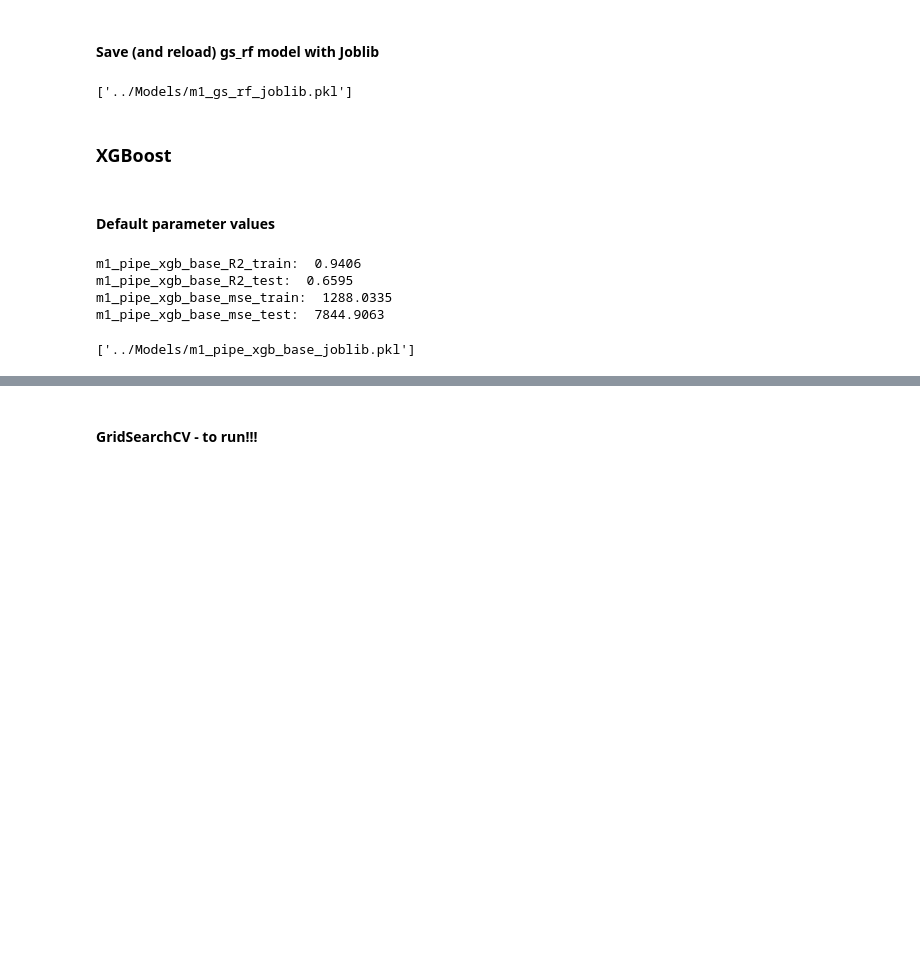
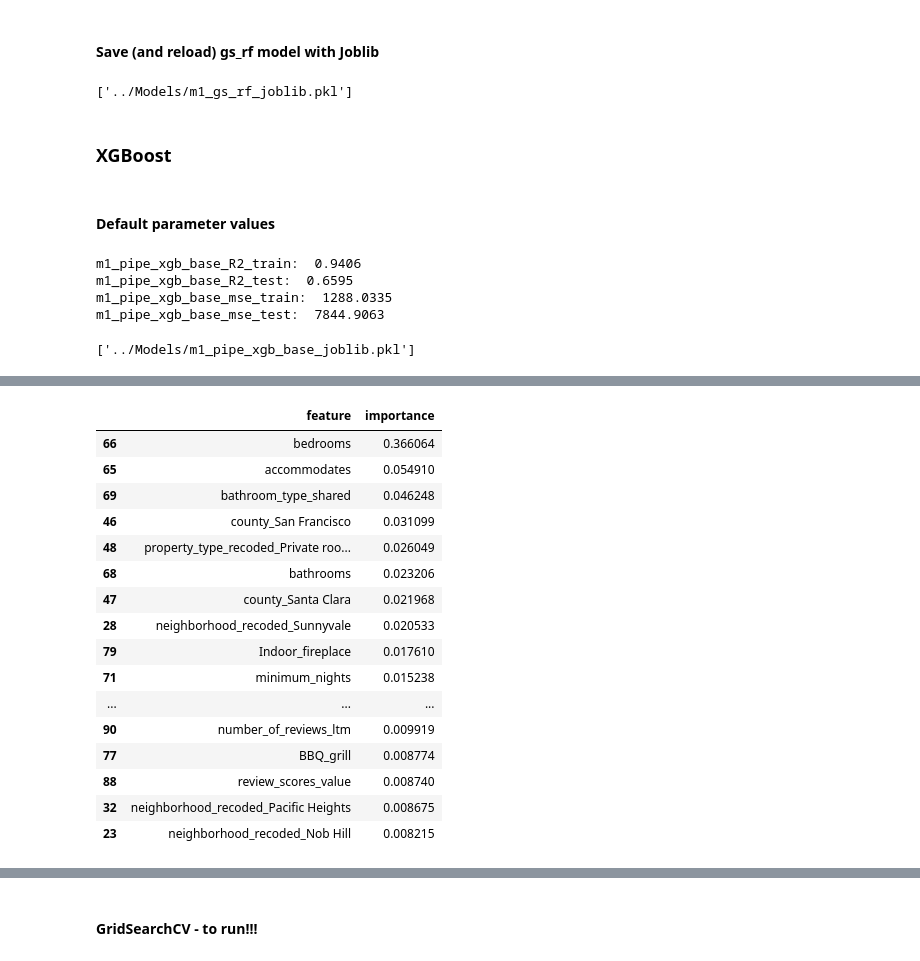
Before and after one commit to AnnieW2014/GA_Capstone, a Jupyter notebook: Code/Capstone_ListingData_Modeling_AW.ipynb, the cells around one changed output, grey strips where cells are left out. Drawn from its saved outputs; the diff is of its cells as text; code cells hidden in the pictures; blank space fills up the shorter version.

```diff
--- a/Code/Capstone_ListingData_Modeling_AW.ipynb
+++ b/Code/Capstone_ListingData_Modeling_AW.ipynb
@@ -58,6 +58,14 @@ Index(['neighborhood_recoded', 'county', 'property_type_recoded',
 X = df.drop(columns=['price','availability_30', 'availability_60','availability_90'])
 y = df['price']
 
+
+
+# build the model
+m1_pipe_xgb_base_random = Pipeline([
+    ('ohe', ce.one_hot.OneHotEncoder(use_cat_names=True, handle_unknown='value')),
+    ('xgb', XGBRegressor(n_estimators=400, max_depth=4, eta=0.03, reg_lambda=30, reg_alpha=30, random_state=42, n_jobs=-1))
+])
+
 X_train, X_test, y_train, y_test = train_test_split(X, y, test_size=0.25, random_state=42)
 X_train.shape, y_train.shape, X_test.shape, y_test.shape
 # %% [output]
@@ -393,7 +455,7 @@ joblib.dump(m1_gs_rf, m1_gs_rf_joblib_filename)
 # %%
 m1_pipe_xgb_base = Pipeline([
     ('ohe', ce.one_hot.OneHotEncoder(use_cat_names=True, handle_unknown='value')),
-    ('xgb', XGBRegressor(random_state=42))
+    ('xgb', XGBRegressor(random_state=42, n_jobs=1))
 ])
 
 m1_pipe_xgb_base.fit(X_train, y_train)
@@ -426,0 +491,23 @@ m1_pipe_xgb_base_mse_test:  7844.9063
+# %%
+
+
+# train model
+print(datetime.datetime.now())
+m1_pipe_xgb_base_random.fit(X_train_random, y_train)
+print(datetime.datetime.now())
+print()
+
+# predict
+m1_pipe_xgb_base_random_pred_train = m1_pipe_xgb_base_random.predict(X_train_random)
+m1_pipe_xgb_base_random_pred_test = m1_pipe_xgb_base_random.predict(X_test_random)
+
+# evaluate
+m1_pipe_xgb_base_random_R2_train = m1_pipe_xgb_base_random.score(X_train_random, y_train)
+m1_pipe_xgb_base_random_R2_test = m1_pipe_xgb_base_random.score(X_test_random, y_test)
+print('m1_pipe_xgb_base_random_R2_train: ', round(m1_pipe_xgb_base_random_R2_train, 4))
+print('m1_pipe_xgb_base_random_R2_test: ', round(m1_pipe_xgb_base_random_R2_test, 4))
+
+m1_pipe_xgb_base_random_mse_train = metrics.mean_squared_error(y_train, m1_pipe_xgb_base_random_pred_train)
+m1_pipe_xgb_base_random_mse_test = metrics.mean_squared_error(y_test, m1_pipe_xgb_base_random_pred_test)
+print('m1_pipe_xgb_base_random_mse_train', round(m1_pipe_xgb_base_random_mse_train, 4))
+print('m1_pipe_xgb_base_random_mse_test', round(m1_pipe_xgb_base_random_mse_test, 4))
@@ -426,0 +522,27 @@ m1_pipe_xgb_base_mse_test:  7844.9063
+# %%
+# feature importance
+m1_pipe_xgb_base_random_feature_importance = pd.DataFrame({'feature': m1_pipe_xgb_base_random['ohe'].get_feature_names(),
+                                             'importance': m1_pipe_xgb_base_random['xgb'].feature_importances_})
+
+m1_pipe_xgb_base_random_feature_importance.to_csv('../Data/m1_pipe_xgb_base_random_feature_importance.csv')
+m1_pipe_xgb_base_random_feature_importance.sort_values('importance', ascending=False).head(21)
+
+# there are 70 features that are more important than the 'random' column.
+# %% [output]
+|  | feature | importance |
+| 66 | bedrooms | 0.366064 |
+| 65 | accommodates | 0.054910 |
+| 69 | bathroom_type_shared | 0.046248 |
+| 46 | county_San Francisco | 0.031099 |
+| 48 | property_type_recoded_Private roo... | 0.026049 |
+| 68 | bathrooms | 0.023206 |
+| 47 | county_Santa Clara | 0.021968 |
+| 28 | neighborhood_recoded_Sunnyvale | 0.020533 |
+| 79 | Indoor_fireplace | 0.017610 |
+| 71 | minimum_nights | 0.015238 |
+| ... | ... | ... |
+| 90 | number_of_reviews_ltm | 0.009919 |
+| 77 | BBQ_grill | 0.008774 |
+| 88 | review_scores_value | 0.008740 |
+| 32 | neighborhood_recoded_Pacific Heights | 0.008675 |
+| 23 | neighborhood_recoded_Nob Hill | 0.008215 |
```
Also changed, not shown: parts of 60 cells of this notebook.
